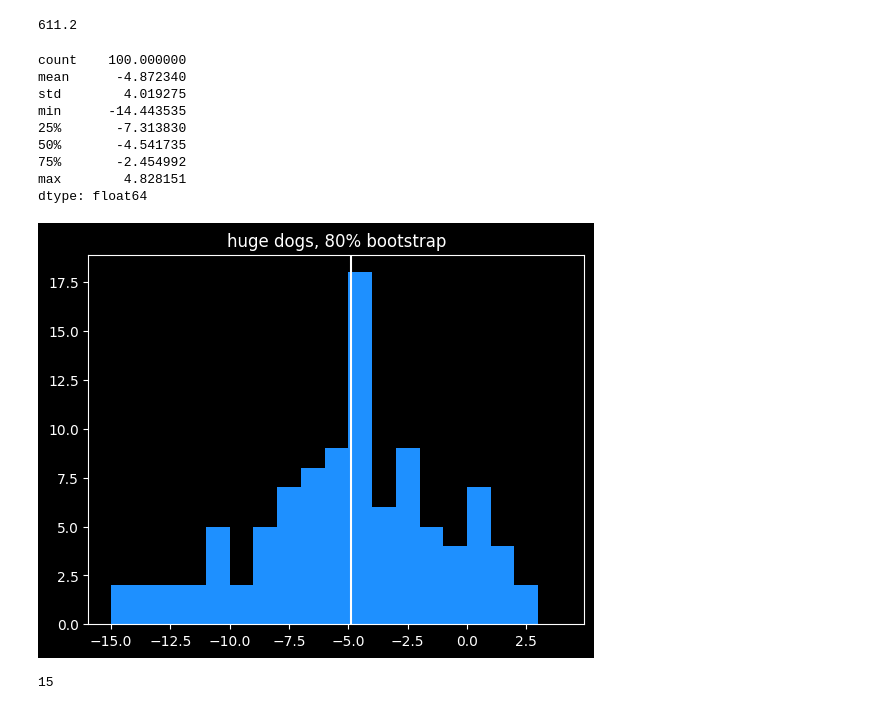
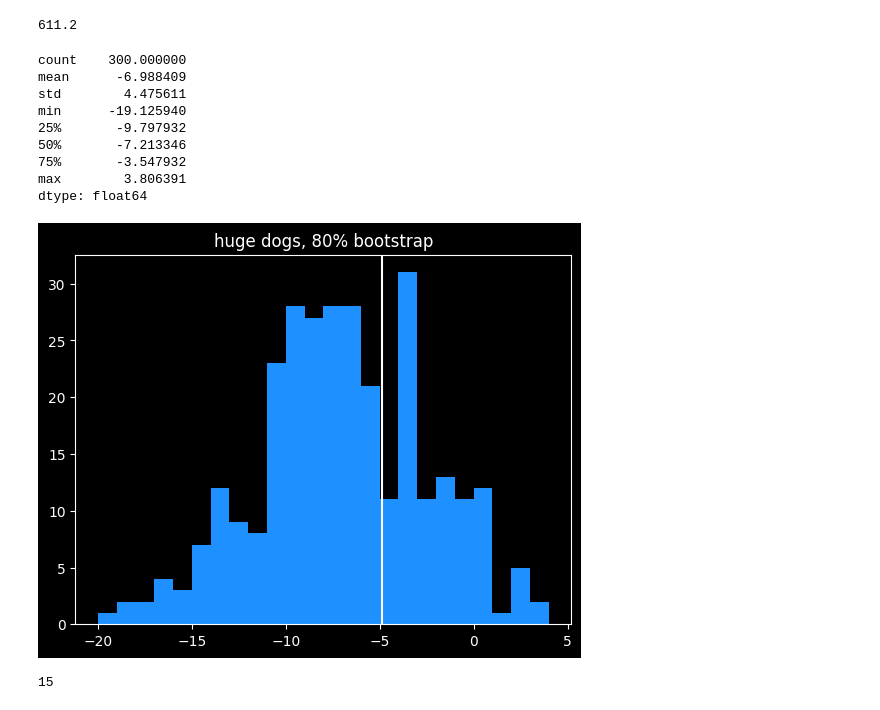
Before and after one commit to csdurfee/scrape_yahoo_odds, a Jupyter notebook: explore.ipynb, the cells around one changed output. Drawn from its saved outputs; the diff is of its cells as text; code cells hidden in the pictures.

```diff
--- a/explore.ipynb
+++ b/explore.ipynb
@@ -58,9 +58,9 @@ dtype: int64
 # Exploring Spread Data
 # %%
 completed_game = ~df.spread_home_won.isna() # the game was completed, so there is a winner
-has_spread_stake_percentage = ~df.spread_home_stake_percentage.isna()
+has_spread_wager_percentage = ~df.spread_home_wager_percentage.isna()
 
-df_has_spread = df.loc[completed_game & has_spread_stake_percentage].copy()
+df_has_spread = df.loc[completed_game & has_spread_wager_percentage].copy()
 # %% [markdown]
 the spread_* fields are all non-null. a similar process would need to be done for total/money data analysis.
 # %%
@@ -753,13 +757,12 @@ def huge_dog_return_rate(dataframe=df, iters=100):
     ## see how volatile the return rate is by taking random samples
 
     # get all games where one side had long odds
-    #FIXME QUICK TEST
-    data_slice = dataframe[(dataframe.money_home_odds < -400) | (dataframe.money_away_odds < -400)].copy()
+    data_slice = dataframe[(dataframe.money_home_odds > 400) | (dataframe.money_away_odds > 400)].copy()
     return_rates = []
 
     for x in range(iters):
         bootstrap = data_slice.sample(frac=.8)
-        return_rates.append(run_moneyline_sim('bootstrap', -9999, -400, dataframe=bootstrap, quiet=True))
+        return_rates.append(run_moneyline_sim('bootstrap', 400, 9999, dataframe=bootstrap, quiet=True))
 
     return return_rates
 # %%
@@ -775,7 +778,7 @@ mild dogs (1, 200) profit is -13655, games: 2440, per game -5.596311475409836
 heavy dogs (200, 400) profit is -8141, games: 1430, per game -5.693006993006993
 huge dogs (400, 9999) profit is -3550, games: 764, per game -4.646596858638744
 # %%
-bootstrap_results = pd.Series(huge_dog_return_rate(iters=100))
+bootstrap_results = pd.Series(huge_dog_return_rate(iters=300))
 # %%
 .8 * 764
 # %% [output]
@@ -783,21 +786,21 @@ bootstrap_results = pd.Series(huge_dog_return_rate(iters=100))
 # %%
 bootstrap_results.describe()
 # %% [output]
-count    100.000000
-mean      -4.872340
-std        4.019275
-min      -14.443535
-25%       -7.313830
-50%       -4.541735
-75%       -2.454992
-max        4.828151
+count    300.000000
+mean      -6.988409
+std        4.475611
+min      -19.125940
+25%       -9.797932
+50%       -7.213346
+75%       -3.547932
+max        3.806391
 dtype: float64
 # %%
-plt.hist(bootstrap_results, color='dodgerblue', bins=range(-15, 5, 1))
+plt.hist(bootstrap_results, color='dodgerblue', bins=range(-20, 5, 1))
 _out = plt.title("huge dogs, 80% bootstrap")
 _out = plt.axvline(-4.87)
 # %% [output]
-[figure, old version]
+[figure, new version]
 # %%
 sum(bootstrap_results > 0)
 # %% [output]
```
Also changed, not shown: parts of 12 cells of this notebook, 1 other file.
